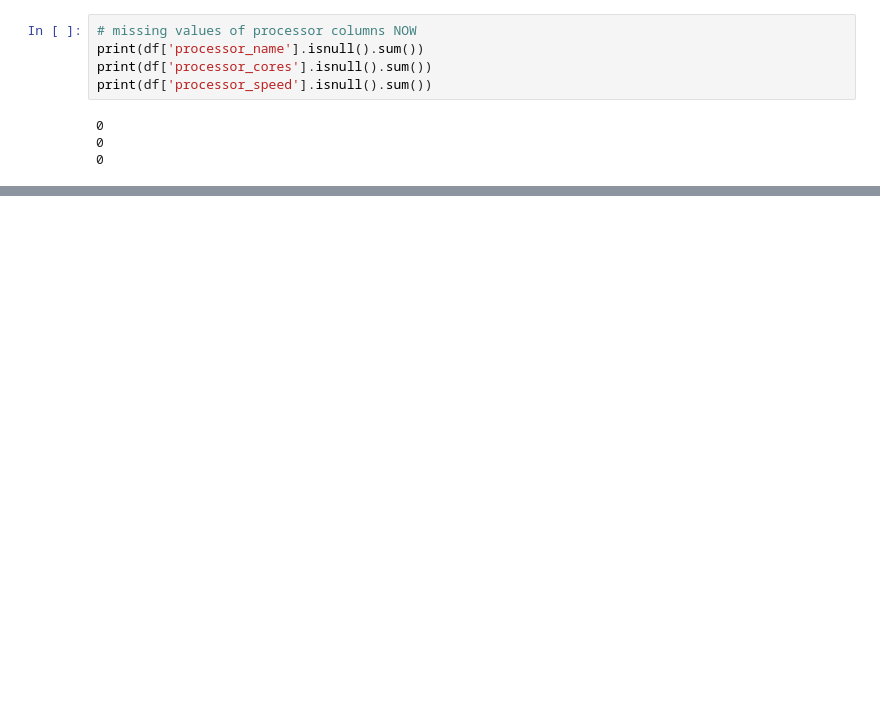
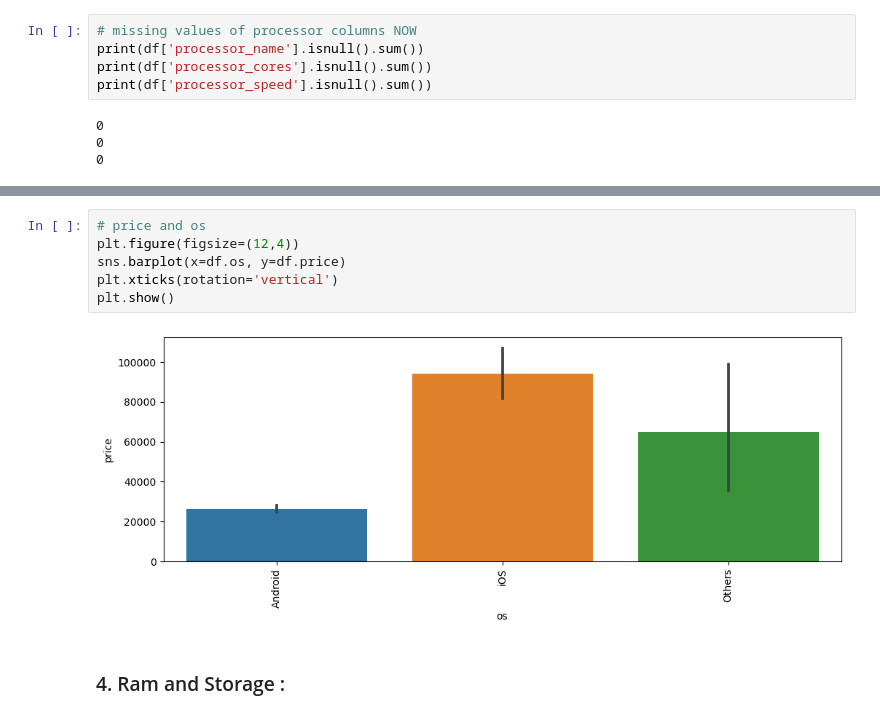
Before and after one commit to DeepeshIITdh/Tech-Items-Price-Predictor, a Jupyter notebook: Smartphones_Price_Predictor_Data_Preprocessing.ipynb, the cells around one changed output, grey strips where cells are left out. Cells and saved outputs as stored; diff of their text form; blank space fills up the shorter version.

```diff
--- a/Smartphones_Price_Predictor_Data_Preprocessing.ipynb
+++ b/Smartphones_Price_Predictor_Data_Preprocessing.ipynb
@@ -422,0 +438,10 @@ Name: os_name, dtype: object
+# %%
+# price and os
+plt.figure(figsize=(12,4))
+sns.barplot(x=df.os, y=df.price)
+plt.xticks(rotation='vertical')
+plt.show()
+# %% [output]
+[figure, added]
+# %% [markdown]
+### 4. Ram and Storage :
```
Also changed, not shown: parts of 31 cells of this notebook.
